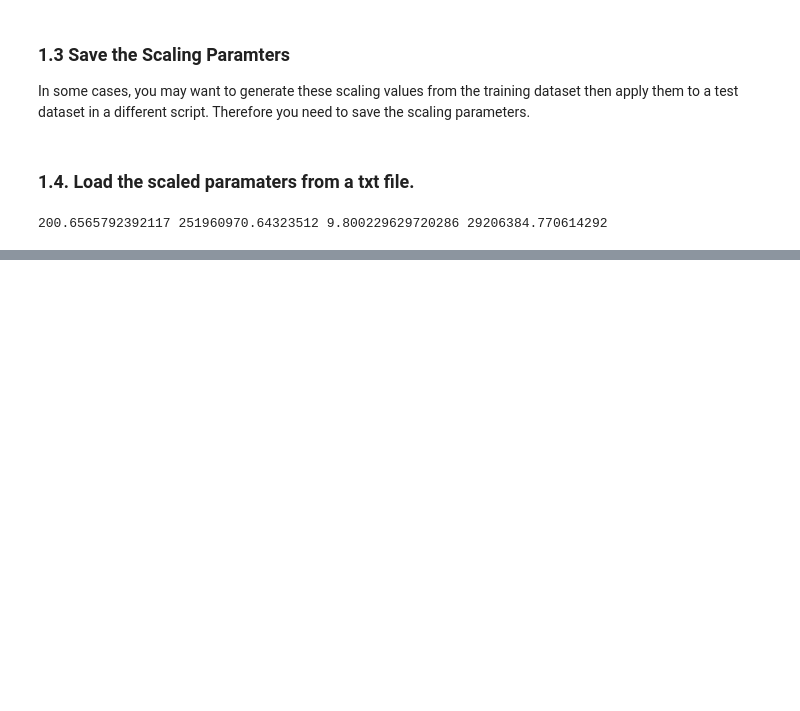
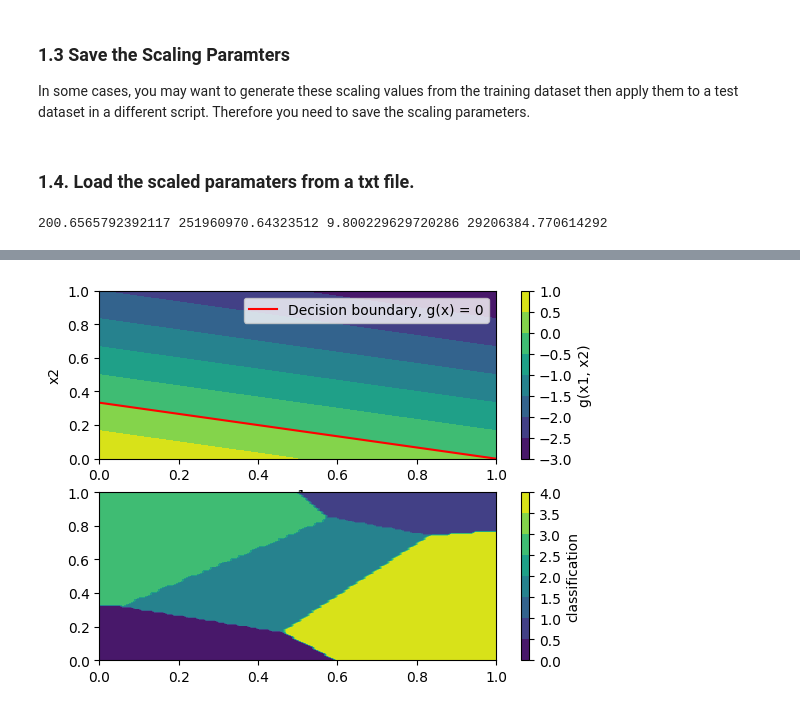
Before and after one commit to RohitNag11/Imperial, a Jupyter notebook: MachineLearning/Tutorial 4/tutorial4.ipynb, the cells around one changed output, grey strips where cells are left out. Saved outputs shown, nothing was run; the diff lists cells and outputs as text; code cells hidden in the pictures; blank space fills up the shorter version.

```diff
--- a/MachineLearning/Tutorial 4/tutorial4.ipynb
+++ b/MachineLearning/Tutorial 4/tutorial4.ipynb
@@ -59,0 +94,28 @@ print(t_mean, s_mean, t_std, s_std)
+# %%
+a1 = np.array([1.3, -1, -3])
+a2 = np.array([-2, 1, 2])
+a3 = np.array([0.3, 0.1, -0.1])
+a4 = np.array([0, -1, 1])
+a5 = np.array([-0.2, 1.5, -1])
+
+a = np.array([a1, a2, a3, a4, a5]).T
+
+nx, ny = 100, 100
+lim = (0, 1)
+x_grid, x1_axis, x2_axis = harray.get_grid_points(nx, ny, lim)
+y_grid = np.concatenate([np.ones([nx * ny, 1]), x_grid], axis=1)
+
+g_conc = np.matmul(y_grid, a).T
+
+# g1, g2, g3, g4, g5 = g_conc
+
+omega = np.argmax(g_conc, axis=0)
+
+omega_grid = np.reshape(omega, [nx, ny])
+
+CS2 = ax[1].contourf(x1_axis, x2_axis, omega_grid)
+cbar = fig.colorbar(CS2)
+cbar.ax.set_ylabel('classification')
+fig
+# %% [output]
+[figure, added]
```
Also changed, not shown: parts of 5 cells of this notebook, 2 other files.
